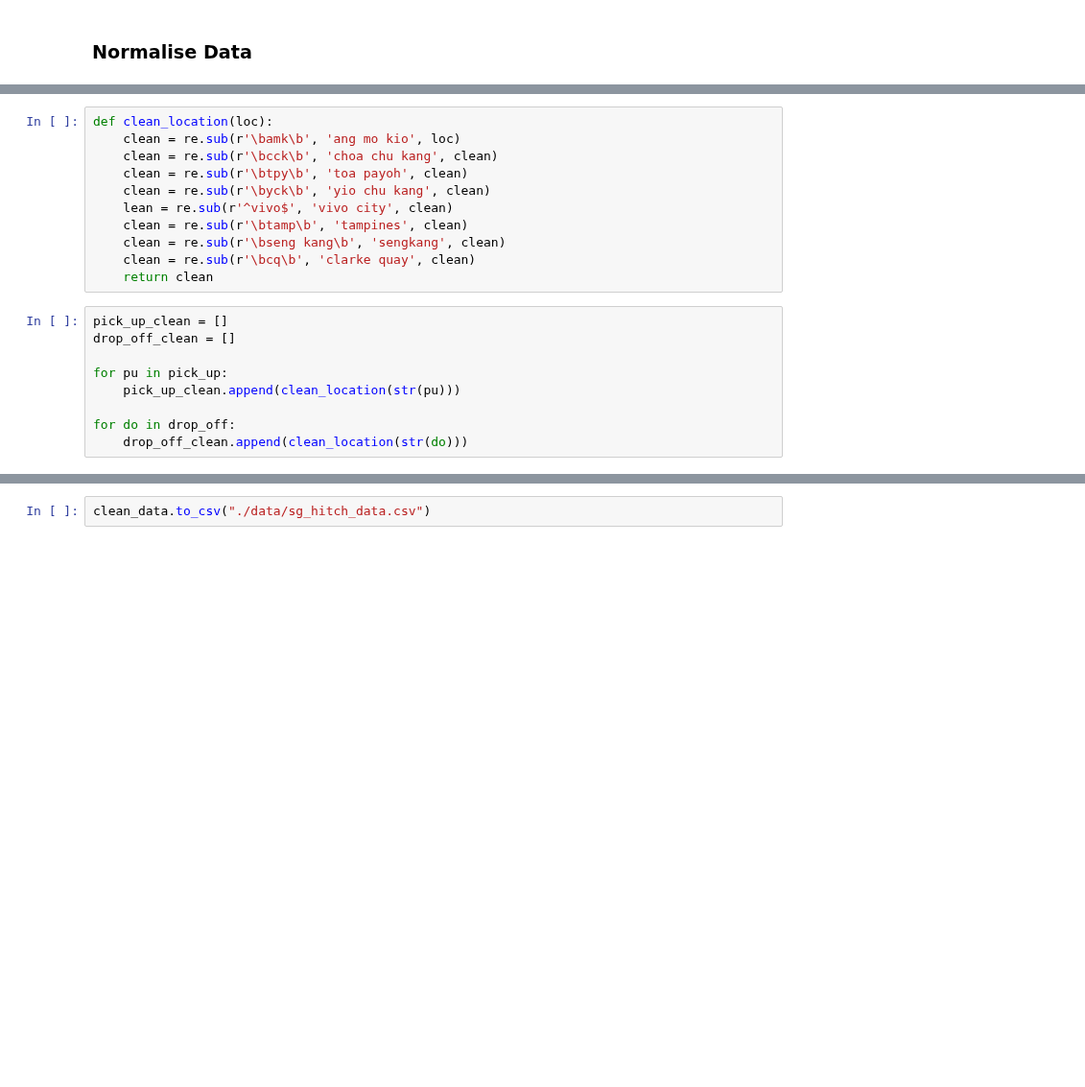
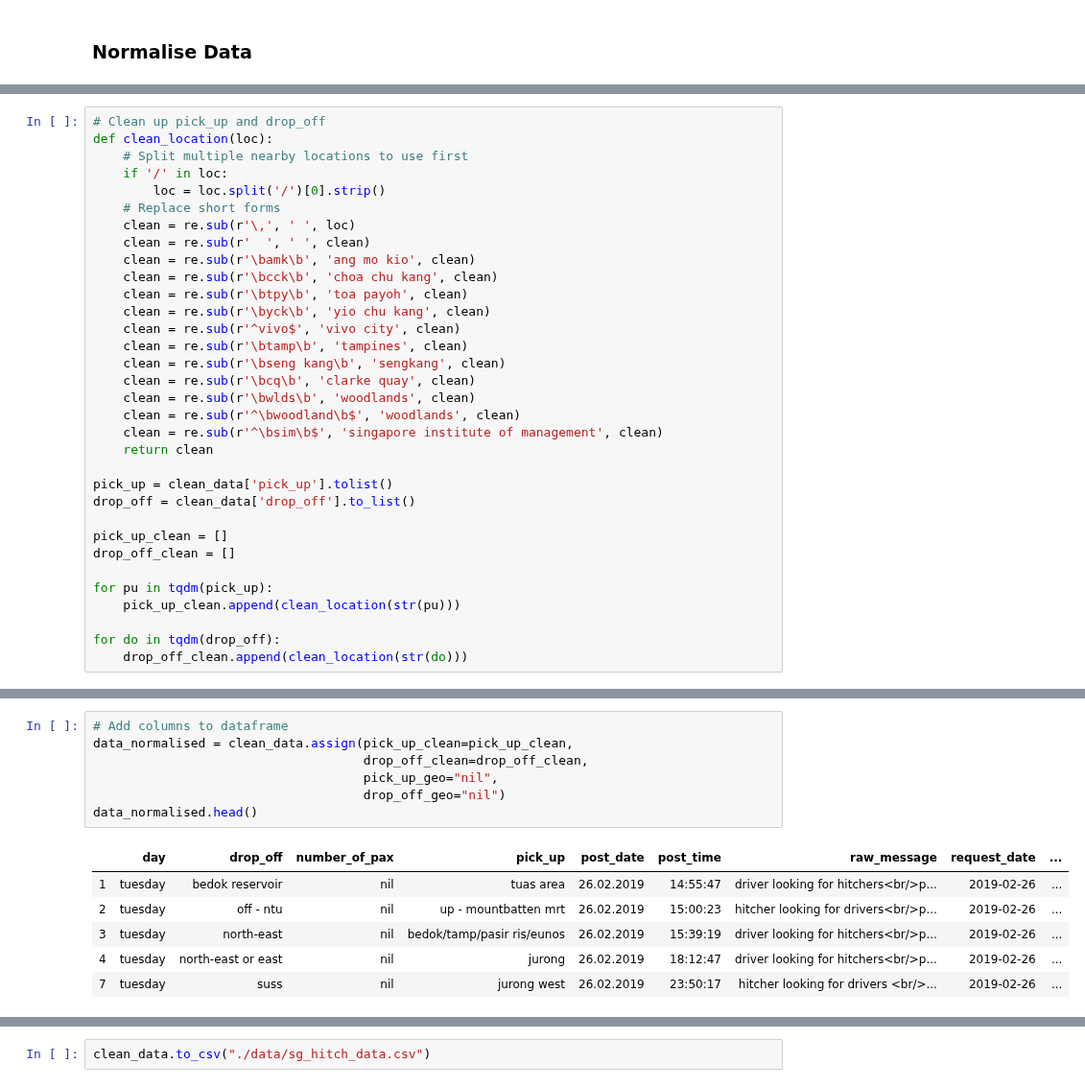
Before and after one commit to brytjy/sg-hitch-analysis, a Jupyter notebook: process-telegram-data.ipynb, the cells around one changed output, grey strips where cells are left out. Shown at 96% size. Saved outputs shown, nothing was run; the diff lists cells and outputs as text; blank space fills up the shorter version.

```diff
--- a/process-telegram-data.ipynb
+++ b/process-telegram-data.ipynb
@@ -652,21 +651,34 @@ drop_off = clean_data['drop_off'].to_list()
 # %%
+# Clean up pick_up and drop_off
 def clean_location(loc):
-    clean = re.sub(r'\bamk\b', 'ang mo kio', loc)
+    # Split multiple nearby locations to use first
+    if '/' in loc:
+        loc = loc.split('/')[0].strip()
+    # Replace short forms
+    clean = re.sub(r'\,', ' ', loc)
+    clean = re.sub(r'  ', ' ', clean)
+    clean = re.sub(r'\bamk\b', 'ang mo kio', clean)
     clean = re.sub(r'\bcck\b', 'choa chu kang', clean)
     clean = re.sub(r'\btpy\b', 'toa payoh', clean)
     clean = re.sub(r'\byck\b', 'yio chu kang', clean)
-    lean = re.sub(r'^vivo$', 'vivo city', clean)
+    clean = re.sub(r'^vivo$', 'vivo city', clean)
     clean = re.sub(r'\btamp\b', 'tampines', clean)
     clean = re.sub(r'\bseng kang\b', 'sengkang', clean)
     clean = re.sub(r'\bcq\b', 'clarke quay', clean)
+    clean = re.sub(r'\bwlds\b', 'woodlands', clean)
+    clean = re.sub(r'^\bwoodland\b$', 'woodlands', clean)
+    clean = re.sub(r'^\bsim\b$', 'singapore institute of management', clean)
     return clean
+
+pick_up = clean_data['pick_up'].tolist()
+drop_off = clean_data['drop_off'].to_list()
+
+pick_up_clean = []
+drop_off_clean = []
+
+for pu in tqdm(pick_up):
+    pick_up_clean.append(clean_location(str(pu)))
+
+for do in tqdm(drop_off):
+    drop_off_clean.append(clean_location(str(do)))
-# %%
-pick_up_clean = []
-drop_off_clean = []
-
-for pu in pick_up:
-    pick_up_clean.append(clean_location(str(pu)))
-
-for do in drop_off:
-    drop_off_clean.append(clean_location(str(do)))
 # %%
@@ -694,0 +716,14 @@ def get_address(location):
+# %%
+# Add columns to dataframe
+data_normalised = clean_data.assign(pick_up_clean=pick_up_clean,
+                                    drop_off_clean=drop_off_clean,
+                                    pick_up_geo="nil",
+                                    drop_off_geo="nil")
+data_normalised.head()
+# %% [output]
+|  | day | drop_off | number_of_pax | pick_up | post_date | post_time | raw_message | request_date | ... |
+| 1 | tuesday | bedok reservoir | nil | tuas area | 26.02.2019 | 14:55:47 | driver looking for hitchers<br/>p... | 2019-02-26 | ... |
+| 2 | tuesday | off - ntu | nil | up - mountbatten mrt | 26.02.2019 | 15:00:23 | hitcher looking for drivers<br/>p... | 2019-02-26 | ... |
+| 3 | tuesday | north-east | nil | bedok/tamp/pasir ris/eunos | 26.02.2019 | 15:39:19 | driver looking for hitchers<br/>p... | 2019-02-26 | ... |
+| 4 | tuesday | north-east or east | nil | jurong | 26.02.2019 | 18:12:47 | driver looking for hitchers<br/>p... | 2019-02-26 | ... |
+| 7 | tuesday | suss | nil | jurong west | 26.02.2019 | 23:50:17 | hitcher looking for drivers <br/>... | 2019-02-26 | ... |
```
Also changed, not shown: parts of 13 cells of this notebook.
